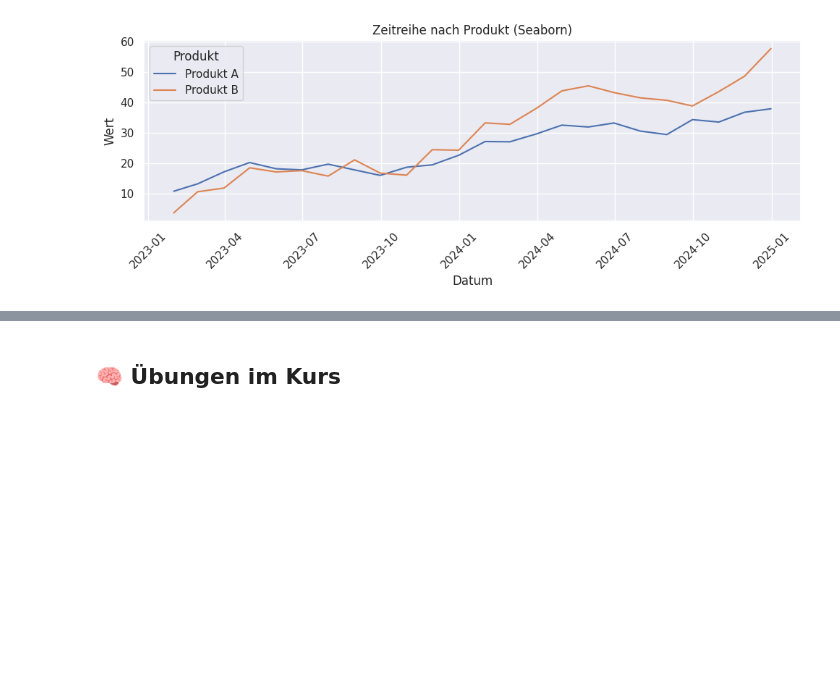
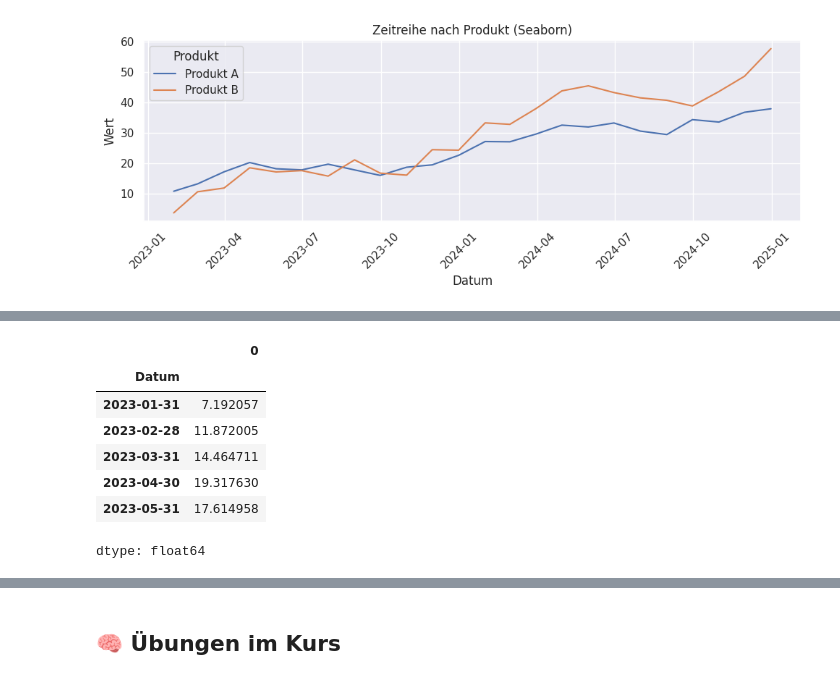
Before and after one commit to chiaoya/Deep-Learning-Foundations-Python-Tensorflow, a Jupyter notebook: notebook/DL_Day1_afternoon_Python.ipynb, the cells around one changed output, grey strips where cells are left out. Cells and saved outputs as stored; diff of their text form; code cells hidden in the pictures; blank space fills up the shorter version.

```diff
--- a/notebook/DL_Day1_afternoon_Python.ipynb
+++ b/notebook/DL_Day1_afternoon_Python.ipynb
@@ -393,3 +404,15 @@ plt.show()
+# %%
+trend = werte.mean(axis=1)
+trend.head()
+# %% [output]
+|  | 0 |
+| Datum |  |
+| 2023-01-31 | 7.192057 |
+| 2023-02-28 | 11.872005 |
+| 2023-03-31 | 14.464711 |
+| 2023-04-30 | 19.317630 |
+| 2023-05-31 | 17.614958 |
+dtype: float64
 # %%
 plt.figure(figsize=(10,4))
 plt.plot(daten, werte, label="Gesamt")
```
Also changed, not shown: parts of 5 cells of this notebook.
